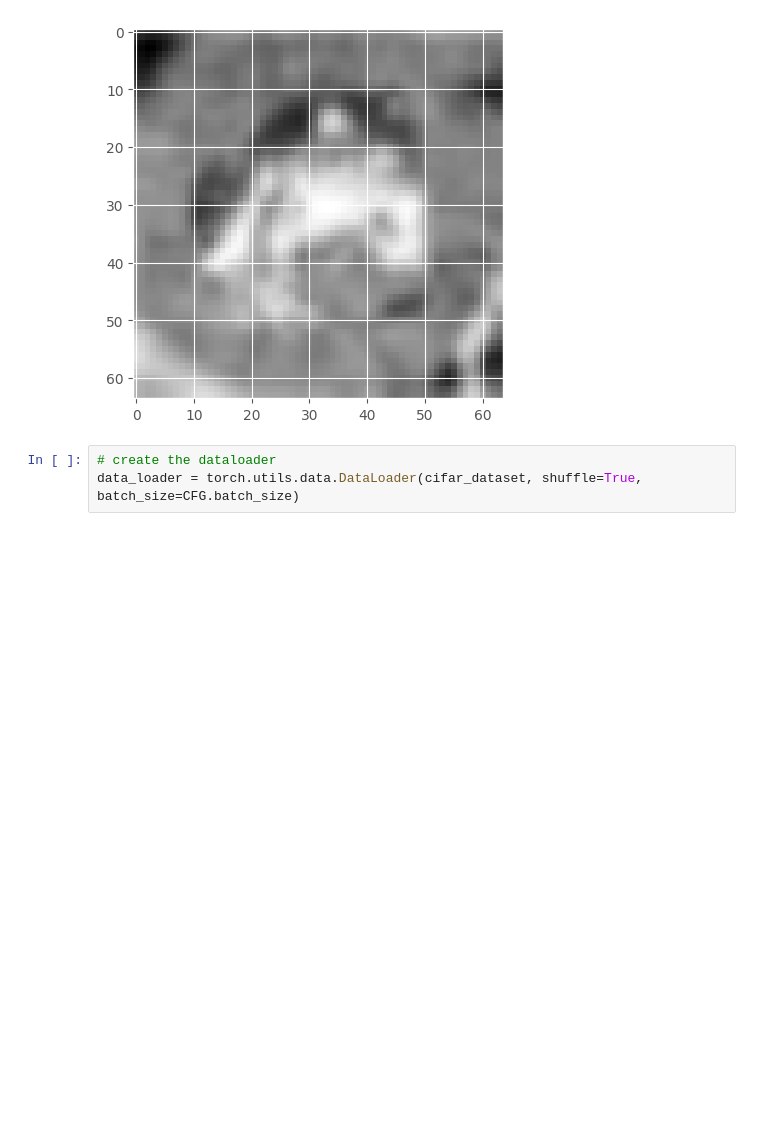
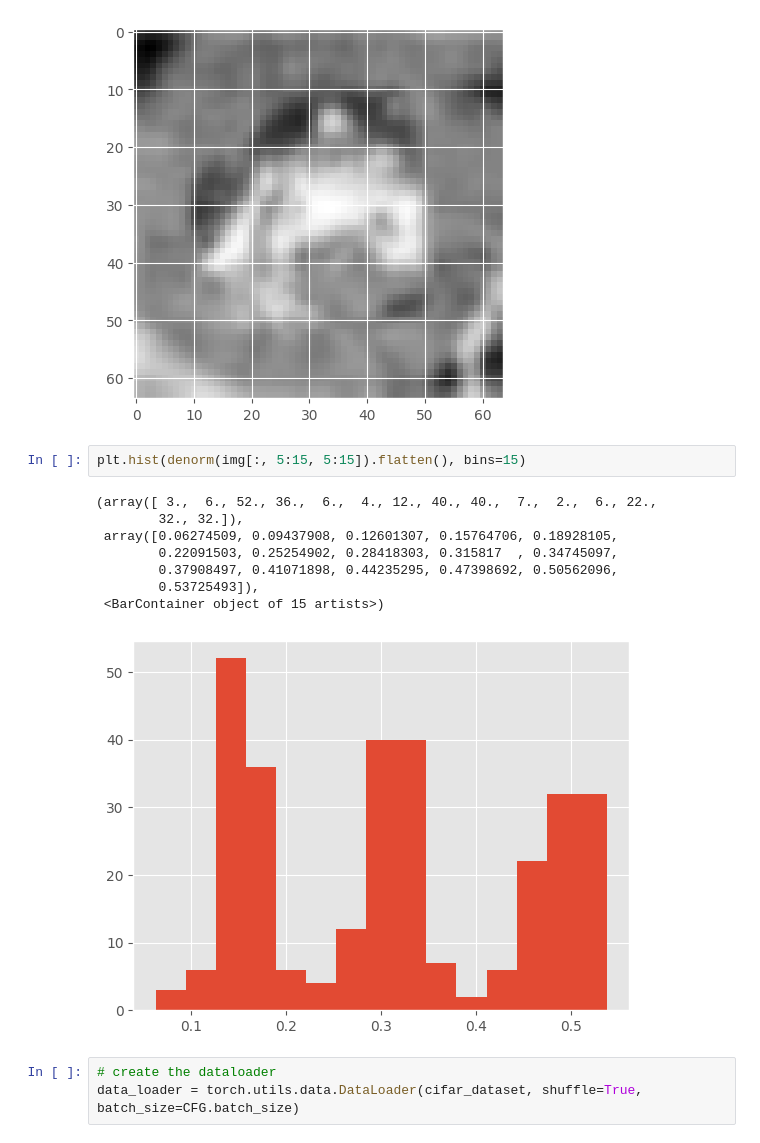
Before and after one commit to djzhendogg/Generative-Models-2025-ITMO, a Jupyter notebook: Assignment 2/2_gan_dcgan.ipynb, the cells around one changed output. Saved outputs shown, nothing was run; the diff lists cells and outputs as text; blank space fills up the shorter version.

```diff
--- a/Assignment 2/2_gan_dcgan.ipynb
+++ b/Assignment 2/2_gan_dcgan.ipynb
@@ -438,6 +438,17 @@ plt.imshow(denorm(img[0]), cmap='gray')
 # %% [output]
 <matplotlib.image.AxesImage at 0x...>
 [figure]
+# %%
+plt.hist(denorm(img[:, 5:15, 5:15]).flatten(), bins=15)
+# %% [output]
+(array([ 3.,  6., 52., 36.,  6.,  4., 12., 40., 40.,  7.,  2.,  6., 22.,
+        32., 32.]),
+ array([0.06274509, 0.09437908, 0.12601307, 0.15764706, 0.18928105,
+        0.22091503, 0.25254902, 0.28418303, 0.315817  , 0.34745097,
+        0.37908497, 0.41071898, 0.44235295, 0.47398692, 0.50562096,
+        0.53725493]),
+ <BarContainer object of 15 artists>)
+[figure, added]
 # %%
 # create the dataloader
 data_loader = torch.utils.data.DataLoader(cifar_dataset, shuffle=True, batch_size=CFG.batch_size)
```
Also changed, not shown: parts of 6 cells of this notebook.
